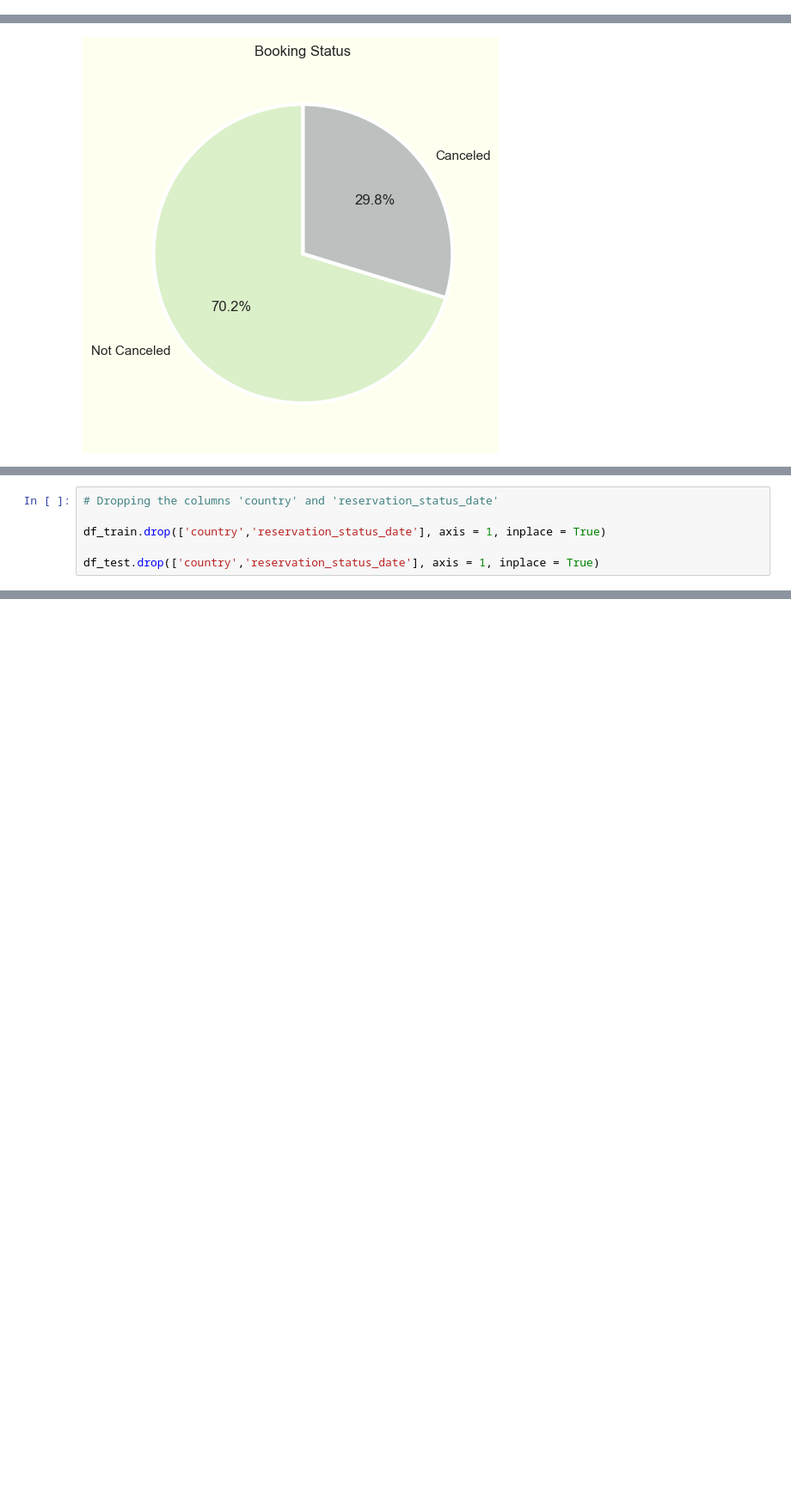
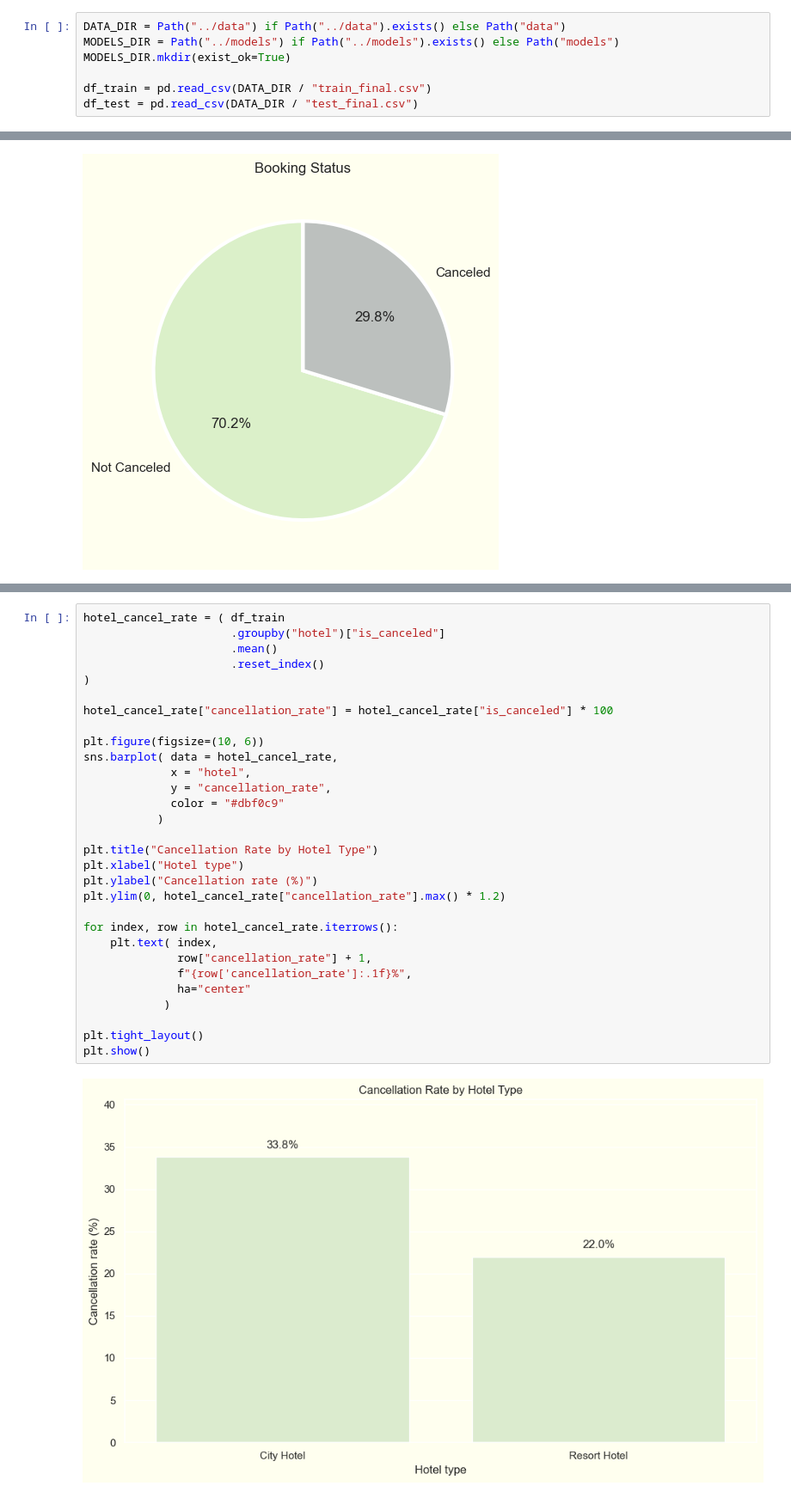
Before and after one commit to luthien4/hotel-booking-cancellation-prediction, a Jupyter notebook: notebooks/01_hotel_booking_cancellation_analysis.ipynb, the cells around one changed output, grey strips where cells are left out. Shown at 86% size. Saved outputs shown, nothing was run; the diff lists cells and outputs as text; blank space fills up the shorter version.

Commit message:
Finalize hotel cancellation portfolio notebook

```diff
--- a/notebooks/01_hotel_booking_cancellation_analysis.ipynb
+++ b/notebooks/01_hotel_booking_cancellation_analysis.ipynb
@@ -46,0 +104,7 @@ df_test = pd.read_csv(PROJECT_ROOT / 'data' / 'test_final.csv')
+# %%
+DATA_DIR = Path("../data") if Path("../data").exists() else Path("data")
+MODELS_DIR = Path("../models") if Path("../models").exists() else Path("models")
+MODELS_DIR.mkdir(exist_ok=True)
+
+df_train = pd.read_csv(DATA_DIR / "train_final.csv")
+df_test = pd.read_csv(DATA_DIR / "test_final.csv")
@@ -892,6 +259,0 @@ The p-value is very low (<0.05), so I confirm that there is a statistically sign
-# %%
-# Dropping the columns 'country' and 'reservation_status_date'
-
-df_train.drop(['country','reservation_status_date'], axis = 1, inplace = True)
-
-df_test.drop(['country','reservation_status_date'], axis = 1, inplace = True)
@@ -1663,0 +282,32 @@ The top drivers of cancellation risk were deposit type, total special requests,
+# %%
+hotel_cancel_rate = ( df_train
+                      .groupby("hotel")["is_canceled"]
+                      .mean()
+                      .reset_index()
+)
+
+hotel_cancel_rate["cancellation_rate"] = hotel_cancel_rate["is_canceled"] * 100
+
+plt.figure(figsize=(10, 6))
+sns.barplot( data = hotel_cancel_rate,
+             x = "hotel",
+             y = "cancellation_rate",
+             color = "#dbf0c9"
+           )
+
+plt.title("Cancellation Rate by Hotel Type")
+plt.xlabel("Hotel type")
+plt.ylabel("Cancellation rate (%)")
+plt.ylim(0, hotel_cancel_rate["cancellation_rate"].max() * 1.2)
+
+for index, row in hotel_cancel_rate.iterrows():
+    plt.text( index,
+              row["cancellation_rate"] + 1,
+              f"{row['cancellation_rate']:.1f}%",
+              ha="center"
+            )
+
+plt.tight_layout()
+plt.show()
+# %% [output]
+[figure, added]
```
Also changed, not shown: parts of 205 cells of this notebook, 6 other files.
